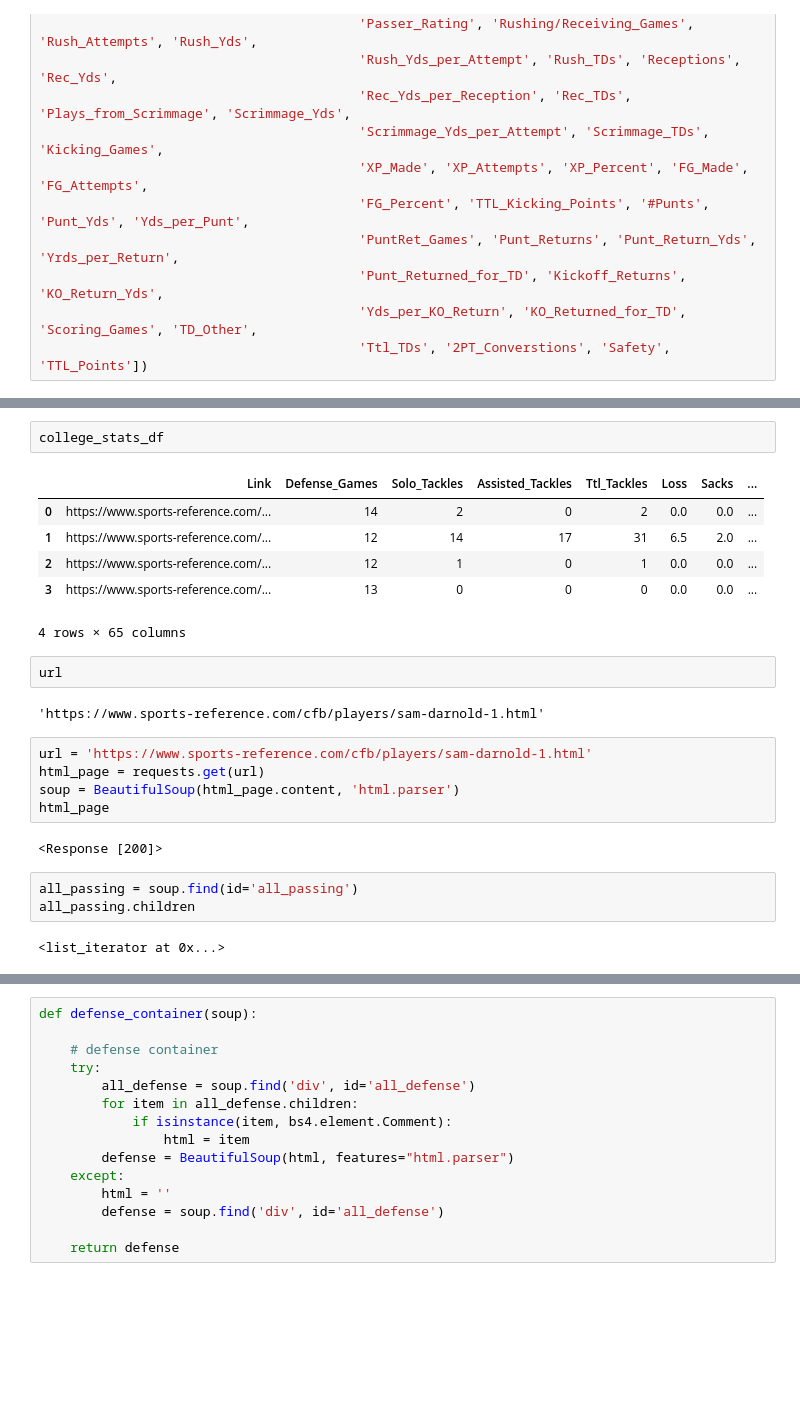
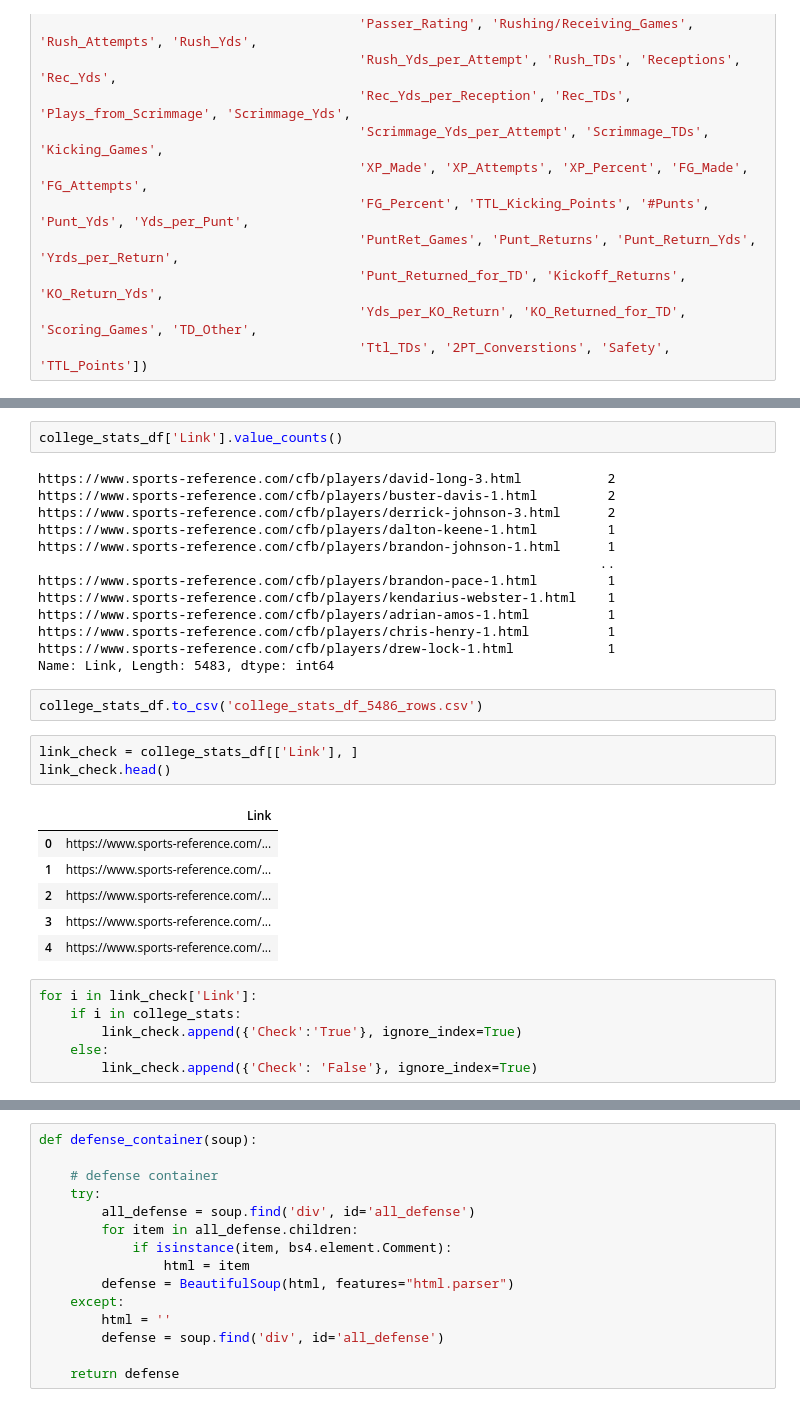
Before and after one commit to mcerow/pick_me, a Jupyter notebook: web_scraping.ipynb, the cells around one changed output, grey strips where cells are left out. Saved outputs shown, nothing was run; the diff lists cells and outputs as text; blank space fills up the shorter version.

```diff
--- a/web_scraping.ipynb
+++ b/web_scraping.ipynb
@@ -1076,25 +1089,33 @@ https://www.sports-reference.com/cfb/players/odell-beckham-jr-1.html
 # %%
-college_stats_df
+college_stats_df['Link'].value_counts()
 # %% [output]
-|  | Link | Defense_Games | Solo_Tackles | Assisted_Tackles | Ttl_Tackles | Loss | Sacks | ... |
-| 0 | https://www.sports-reference.com/... | 14 | 2 | 0 | 2 | 0.0 | 0.0 | ... |
-| 1 | https://www.sports-reference.com/... | 12 | 14 | 17 | 31 | 6.5 | 2.0 | ... |
-| 2 | https://www.sports-reference.com/... | 12 | 1 | 0 | 1 | 0.0 | 0.0 | ... |
-| 3 | https://www.sports-reference.com/... | 13 | 0 | 0 | 0 | 0.0 | 0.0 | ... |
-4 rows × 65 columns
+https://www.sports-reference.com/cfb/players/david-long-3.html           2
+https://www.sports-reference.com/cfb/players/buster-davis-1.html         2
+https://www.sports-reference.com/cfb/players/derrick-johnson-3.html      2
+https://www.sports-reference.com/cfb/players/dalton-keene-1.html         1
+https://www.sports-reference.com/cfb/players/brandon-johnson-1.html      1
+                                                                        ..
+https://www.sports-reference.com/cfb/players/brandon-pace-1.html         1
+https://www.sports-reference.com/cfb/players/kendarius-webster-1.html    1
+https://www.sports-reference.com/cfb/players/adrian-amos-1.html          1
+https://www.sports-reference.com/cfb/players/chris-henry-1.html          1
+https://www.sports-reference.com/cfb/players/drew-lock-1.html            1
+Name: Link, Length: 5483, dtype: int64
-# %%
-url
-# %% [output]
-'https://www.sports-reference.com/cfb/players/sam-darnold-1.html'
-# %%
-url = 'https://www.sports-reference.com/cfb/players/sam-darnold-1.html'
-html_page = requests.get(url)
-soup = BeautifulSoup(html_page.content, 'html.parser')
-html_page
-# %% [output]
-<Response [200]>
-# %%
-all_passing = soup.find(id='all_passing')
-all_passing.children
-# %% [output]
-<list_iterator at 0x...>
+# %%
+college_stats_df.to_csv('college_stats_df_5486_rows.csv')
+# %%
+link_check = college_stats_df[['Link'], ]
+link_check.head()
+# %% [output]
+|  | Link |
+| 0 | https://www.sports-reference.com/... |
+| 1 | https://www.sports-reference.com/... |
+| 2 | https://www.sports-reference.com/... |
+| 3 | https://www.sports-reference.com/... |
+| 4 | https://www.sports-reference.com/... |
+# %%
+for i in link_check['Link']:
+    if i in college_stats:
+        link_check.append({'Check':'True'}, ignore_index=True)
+    else:
+        link_check.append({'Check': 'False'}, ignore_index=True)
```
Also changed, not shown: parts of 12 cells of this notebook.
